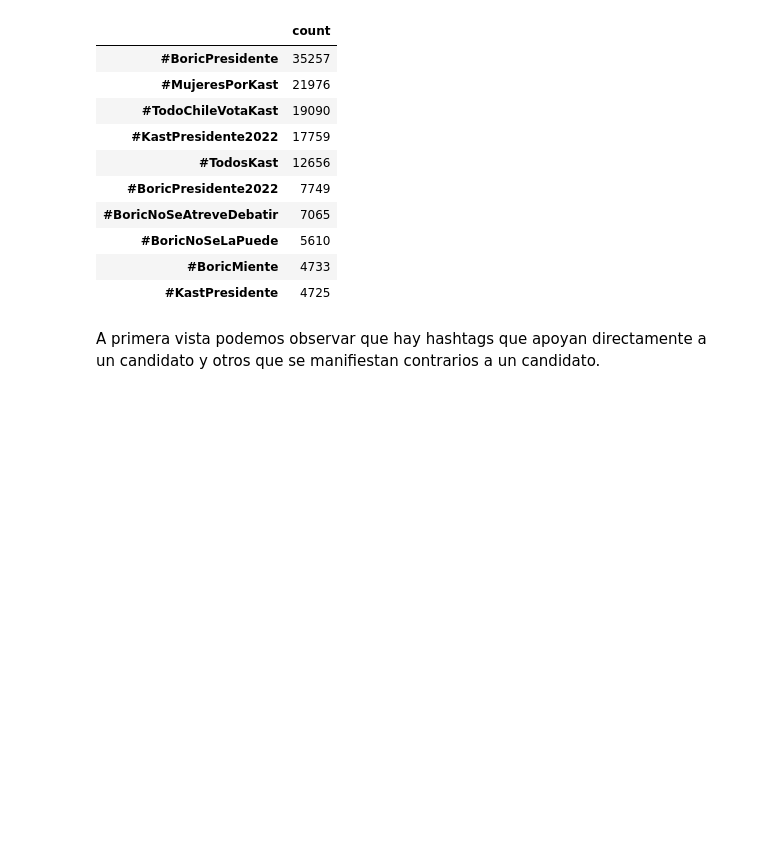
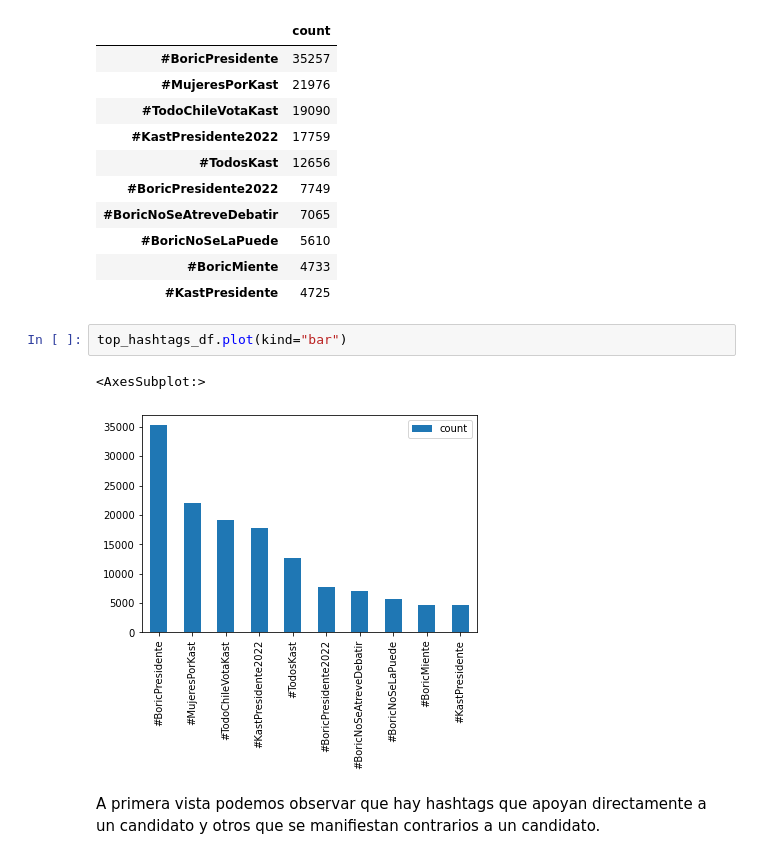
Before and after one commit to destefani/tweets-elecciones, a Jupyter notebook: analysis.ipynb, the cells around one changed output. Saved outputs shown, nothing was run; the diff lists cells and outputs as text; blank space fills up the shorter version.

```diff
--- a/analysis.ipynb
+++ b/analysis.ipynb
@@ -107,6 +114,11 @@ top_hashtags_df
 | #BoricNoSeLaPuede | 5610 |
 | #BoricMiente | 4733 |
 | #KastPresidente | 4725 |
+# %%
+top_hashtags_df.plot(kind="bar")
+# %% [output]
+<AxesSubplot:>
+[figure, added]
 # %% [markdown]
 A primera vista podemos observar que hay hashtags que apoyan directamente a un candidato y otros que se manifiestan contrarios a un candidato.
 # %%
```
Also changed, not shown: parts of 17 cells of this notebook.
